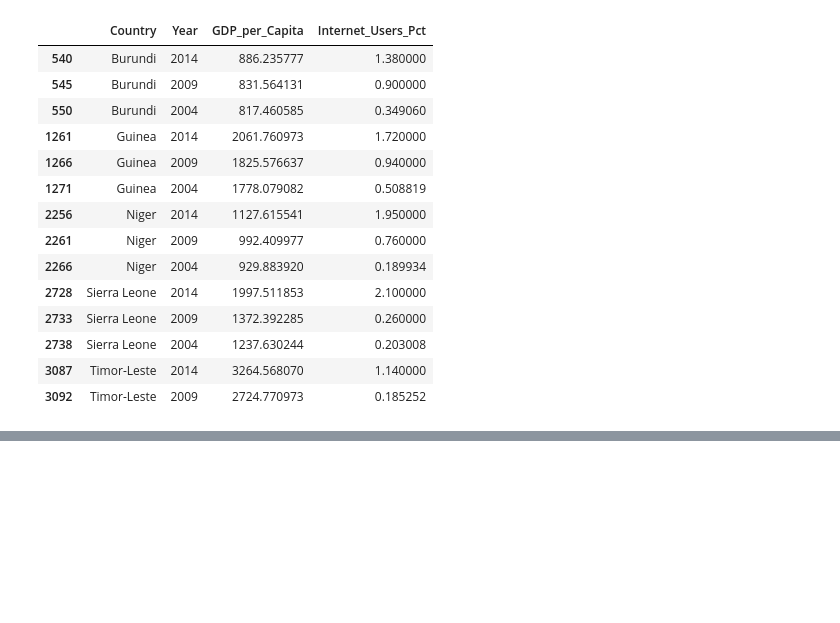
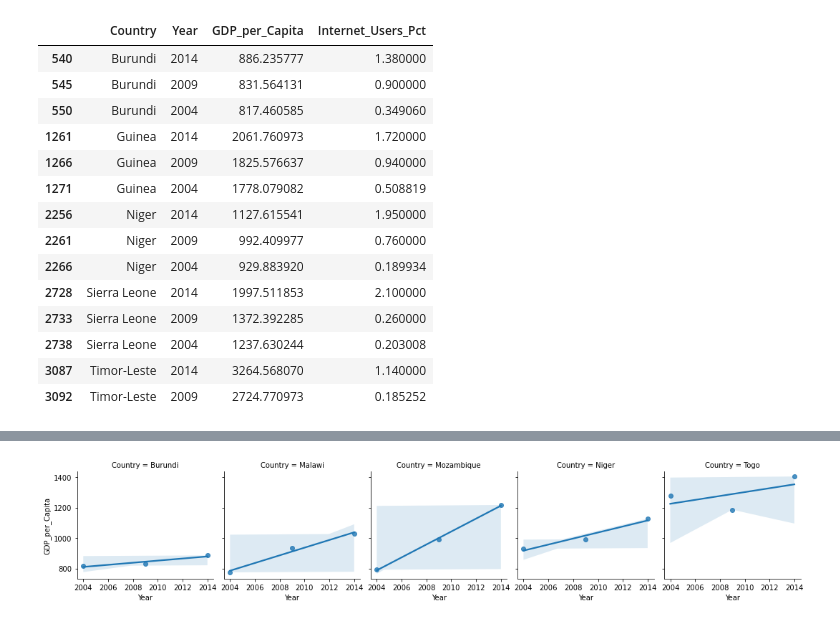
Before and after one commit to NSS-Full-Time-Data-Analytics-7/gdp-and-internet-usage-austin-davis, a Jupyter notebook: notebooks/gdp_and_internet_usage.ipynb, the cells around one changed output, grey strips where cells are left out. Cells and saved outputs as stored; diff of their text form; code cells hidden in the pictures; blank space fills up the shorter version.

```diff
--- a/notebooks/gdp_and_internet_usage.ipynb
+++ b/notebooks/gdp_and_internet_usage.ipynb
@@ -512,0 +565,4 @@ plt.show
+# %%
+bottom_gdp_country_list = ['Togo', 'Mozambique', 'Niger', 'Malawi', 'Burundi']
+bottom_5_gdp = years.query('Country in @bottom_gdp_country_list')
+bottom_5_gdp
@@ -512,0 +586,6 @@ plt.show
+# %%
+graph = sns.FacetGrid(bottom_5_gdp, col = 'Country')
+graph.map(sns.regplot, 'Year', 'GDP_per_Capita')
+plt.show;
+# %% [output]
+[figure, added]
```
Also changed, not shown: parts of 45 cells of this notebook.
